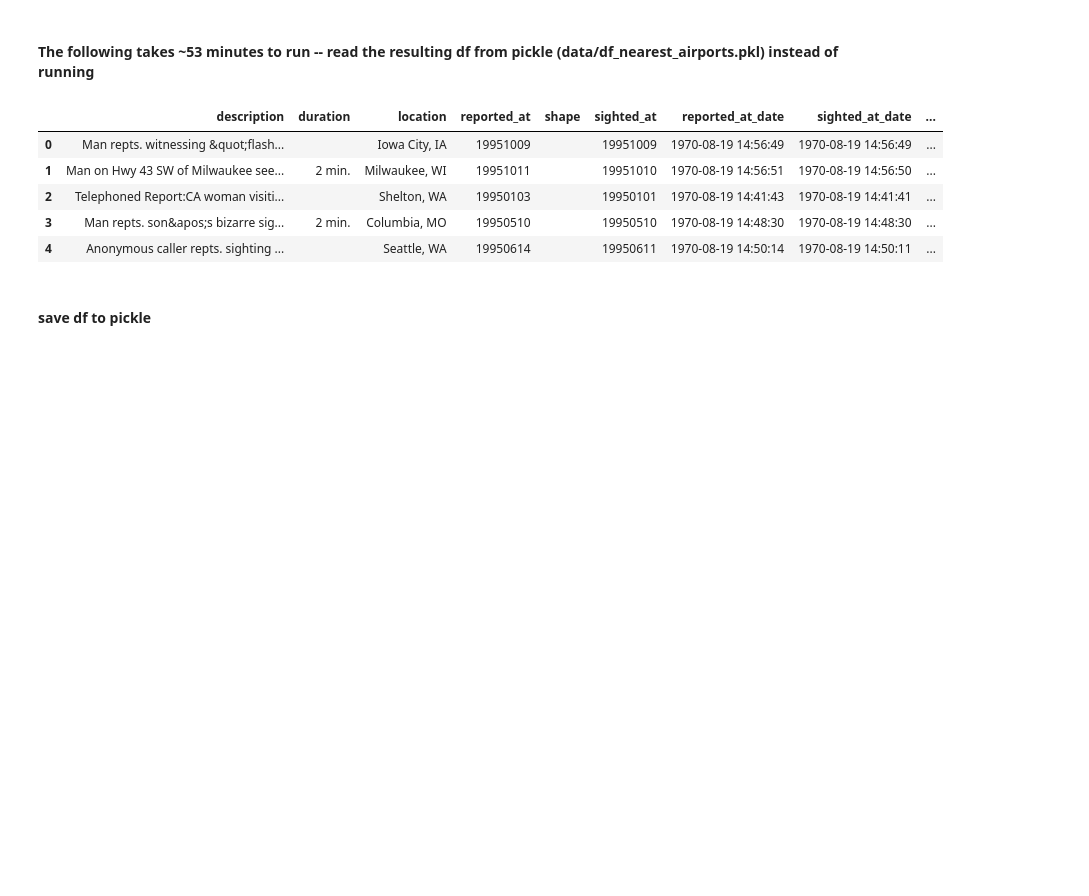
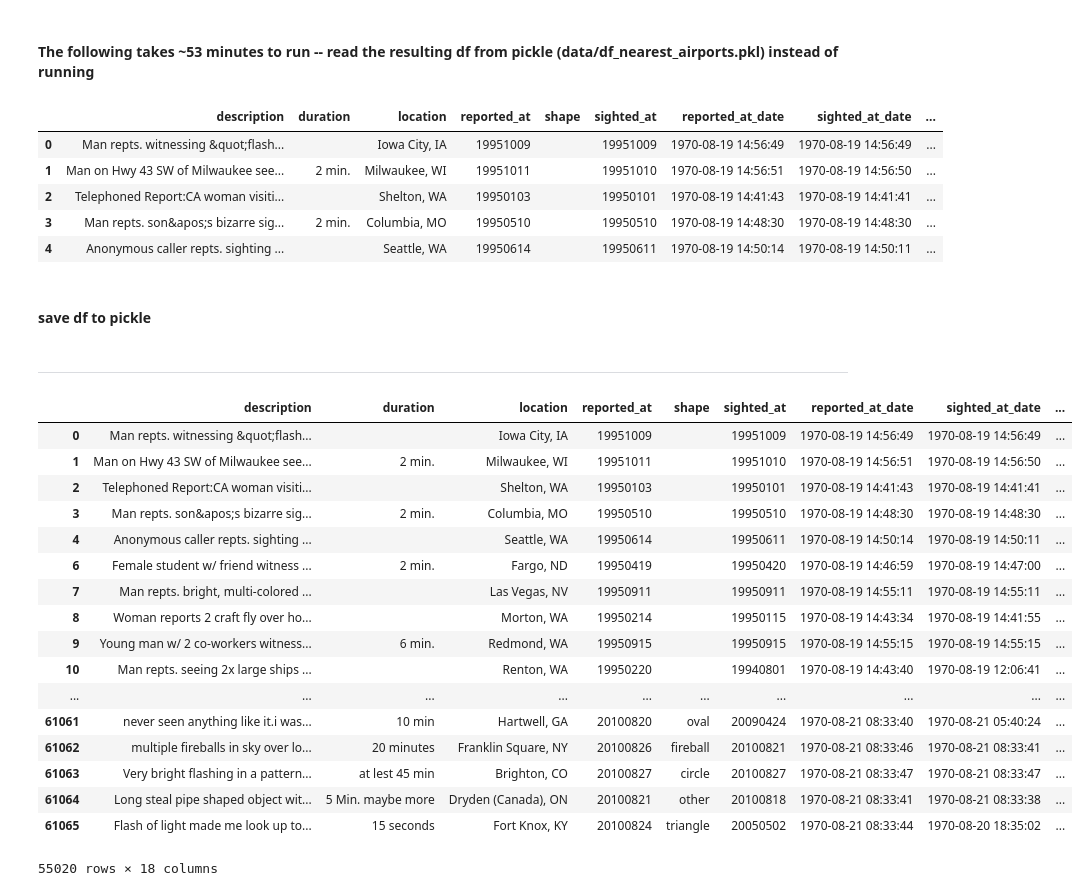
Before and after one commit to sanjay920/UFO_data, a Jupyter notebook: Add nearest airports.ipynb, the cells around one changed output. Cells and saved outputs as stored; diff of their text form; code cells hidden in the pictures; blank space fills up the shorter version.

Commit message:
computed nearest airport amongst large,medium,and small airports

```diff
--- a/Add nearest airports.ipynb
+++ b/Add nearest airports.ipynb
@@ -368,3 +368,28 @@ df.head(5)
 df.to_pickle('data/df_nearest_airports.pkl')
 # %%
 df.to_csv('data/df_nearest_airports.csv',encoding='utf-8')
+# %%
+df = pd.read_pickle('data/df_nearest_airports.pkl')
+# %% [markdown]
+-------
+# %%
+df
+# %% [output]
+|  | description | duration | location | reported_at | shape | sighted_at | reported_at_date | sighted_at_date | ... |
+| 0 | Man repts. witnessing &quot;flash... |  | Iowa City, IA | 19951009 |  | 19951009 | 1970-08-19 14:56:49 | 1970-08-19 14:56:49 | ... |
+| 1 | Man on Hwy 43 SW of Milwaukee see... | 2 min. | Milwaukee, WI | 19951011 |  | 19951010 | 1970-08-19 14:56:51 | 1970-08-19 14:56:50 | ... |
+| 2 | Telephoned Report:CA woman visiti... |  | Shelton, WA | 19950103 |  | 19950101 | 1970-08-19 14:41:43 | 1970-08-19 14:41:41 | ... |
+| 3 | Man repts. son&apos;s bizarre sig... | 2 min. | Columbia, MO | 19950510 |  | 19950510 | 1970-08-19 14:48:30 | 1970-08-19 14:48:30 | ... |
+| 4 | Anonymous caller repts. sighting ... |  | Seattle, WA | 19950614 |  | 19950611 | 1970-08-19 14:50:14 | 1970-08-19 14:50:11 | ... |
+| 6 | Female student w/ friend witness ... | 2 min. | Fargo, ND | 19950419 |  | 19950420 | 1970-08-19 14:46:59 | 1970-08-19 14:47:00 | ... |
+| 7 | Man repts. bright, multi-colored ... |  | Las Vegas, NV | 19950911 |  | 19950911 | 1970-08-19 14:55:11 | 1970-08-19 14:55:11 | ... |
+| 8 | Woman reports 2 craft fly over ho... |  | Morton, WA | 19950214 |  | 19950115 | 1970-08-19 14:43:34 | 1970-08-19 14:41:55 | ... |
+| 9 | Young man w/ 2 co-workers witness... | 6 min. | Redmond, WA | 19950915 |  | 19950915 | 1970-08-19 14:55:15 | 1970-08-19 14:55:15 | ... |
+| 10 | Man repts. seeing 2x large ships ... |  | Renton, WA | 19950220 |  | 19940801 | 1970-08-19 14:43:40 | 1970-08-19 12:06:41 | ... |
+| ... | ... | ... | ... | ... | ... | ... | ... | ... | ... |
+| 61061 | never seen anything like it.i was... | 10 min | Hartwell, GA | 20100820 | oval | 20090424 | 1970-08-21 08:33:40 | 1970-08-21 05:40:24 | ... |
+| 61062 | multiple fireballs in sky over lo... | 20 minutes | Franklin Square, NY | 20100826 | fireball | 20100821 | 1970-08-21 08:33:46 | 1970-08-21 08:33:41 | ... |
+| 61063 | Very bright flashing in a pattern... | at lest 45 min | Brighton, CO | 20100827 | circle | 20100827 | 1970-08-21 08:33:47 | 1970-08-21 08:33:47 | ... |
+| 61064 | Long steal pipe shaped object wit... | 5 Min. maybe more | Dryden (Canada), ON | 20100821 | other | 20100818 | 1970-08-21 08:33:41 | 1970-08-21 08:33:38 | ... |
+| 61065 | Flash of light made me look up to... | 15 seconds | Fort Knox, KY | 20100824 | triangle | 20050502 | 1970-08-21 08:33:44 | 1970-08-20 18:35:02 | ... |
+55020 rows × 18 columns
```
Also changed, not shown: parts of 4 cells of this notebook.
